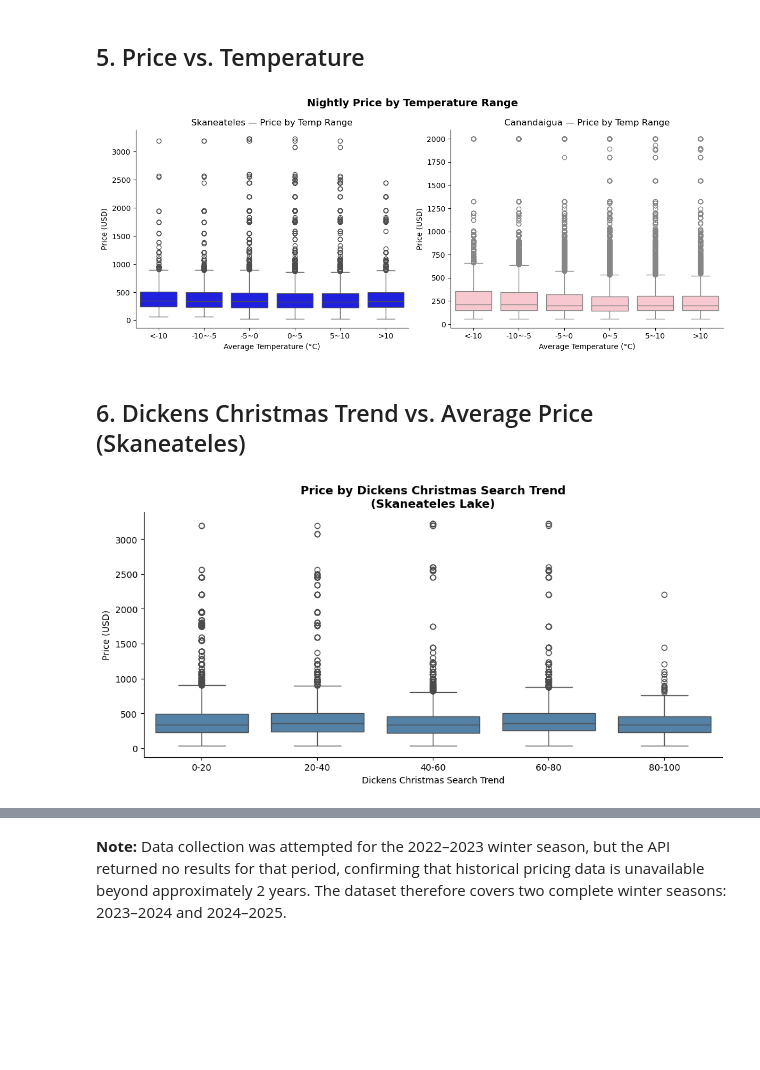
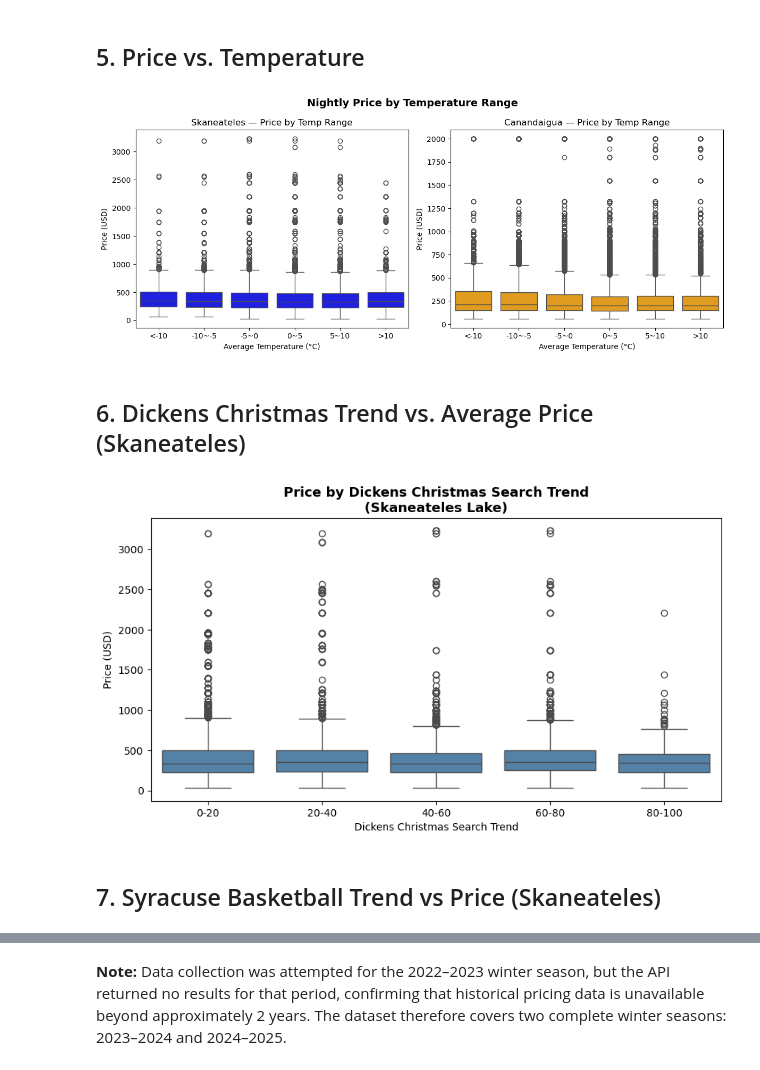
Before and after one commit to jiayuez103/dsci510_final_project, a Jupyter notebook: src/results.ipynb, the cells around one changed output, grey strips where cells are left out. Cells and saved outputs as stored; diff of their text form; code cells hidden in the pictures; blank space fills up the shorter version.

Commit message:
update main with two pipelines，README, results.ipynb, tests

```diff
--- a/src/results.ipynb
+++ b/src/results.ipynb
@@ -4,11 +4,16 @@
 
 This notebook presents the results of a Random Forest analysis examining what drives winter Airbnb pricing in two Finger Lakes regions over three winter seasons (2022–2025).
 # %%
+import sys
 import pandas as pd
 import matplotlib.pyplot as plt
 import matplotlib
 import numpy as np
 import seaborn as sns
+
+sys.path.append('../src')
+from config import DATA_DIR, RESULTS_DIR
+from analyze import get_feature_importance, normalize_prices, run_full_model
 
 matplotlib.rcParams['figure.figsize'] = (10, 6)
 matplotlib.rcParams['axes.spines.top'] = False
@@ -17,12 +22,12 @@ matplotlib.rcParams['savefig.transparent'] = False
 matplotlib.rcParams['figure.facecolor'] = 'white'
 matplotlib.rcParams['axes.facecolor'] = 'white'
 
-rf_sk = pd.read_csv('../results/rf_results_skaneateles.csv')
-rf_ca = pd.read_csv('../results/rf_results_canandaigua.csv')
-importance_sk = pd.read_csv('../results/full_model_importance_skaneateles.csv')
-importance_ca = pd.read_csv('../results/full_model_importance_canandaigua.csv')
-merged_sk = pd.read_csv('../data/merged_skaneateles.csv')
-merged_ca = pd.read_csv('../data/merged_canandaigua.csv')
+rf_sk = pd.read_csv(f'{RESULTS_DIR}/rf_results_skaneateles.csv')
+rf_ca = pd.read_csv(f'{RESULTS_DIR}/rf_results_canandaigua.csv')
+importance_sk = pd.read_csv(f'{RESULTS_DIR}/full_model_importance_skaneateles.csv')
+importance_ca = pd.read_csv(f'{RESULTS_DIR}/full_model_importance_canandaigua.csv')
+merged_sk = pd.read_csv(f'{DATA_DIR}/merged_skaneateles.csv')
+merged_ca = pd.read_csv(f'{DATA_DIR}/merged_canandaigua.csv')
 # %% [markdown]
 ## 1. Model Performance Summary
 # %%
@@ -46,25 +51,26 @@ Canandaigua Lake             203    0.436      0.473         13.65
 # %% [markdown]
 ## 2. R² Distribution — Single Listing Models
 # %%
+plt.style.use('default')
 fig, axes = plt.subplots(1, 2, figsize=(12, 5))
 
 axes[0].hist(rf_sk['r2'], bins=20, color='blue', edgecolor='white', alpha=0.8)
 axes[0].axvline(rf_sk['r2'].mean(), color='red', linestyle='--', label=f'Mean = {rf_sk["r2"].mean():.3f}')
-axes[0].axvline(rf_sk['r2'].median(), color='orange', linestyle='--', label=f'Median = {rf_sk["r2"].median():.3f}')
+axes[0].axvline(rf_sk['r2'].median(), color='green', linestyle='--', label=f'Median = {rf_sk["r2"].median():.3f}')
 axes[0].set_title('Skaneateles Lake — R² Distribution')
 axes[0].set_xlabel('R²')
 axes[0].set_ylabel('Number of Listings')
 axes[0].legend()
 
-axes[1].hist(rf_ca['r2'], bins=20, color='pink', edgecolor='white', alpha=0.8)
+axes[1].hist(rf_ca['r2'], bins=20, color='orange', edgecolor='white', alpha=0.8)
 axes[1].axvline(rf_ca['r2'].mean(), color='red', linestyle='--', label=f'Mean = {rf_ca["r2"].mean():.3f}')
-axes[1].axvline(rf_ca['r2'].median(), color='orange', linestyle='--', label=f'Median = {rf_ca["r2"].median():.3f}')
+axes[1].axvline(rf_ca['r2'].median(), color='green', linestyle='--', label=f'Median = {rf_ca["r2"].median():.3f}')
 axes[1].set_title('Canandaigua Lake — R² Distribution')
 axes[1].set_xlabel('R²')
 axes[1].set_ylabel('Number of Listings')
 axes[1].legend()
 
 plt.suptitle('Single Listing Random Forest R² Distribution', fontsize=14, fontweight='bold')
-plt.savefig('../results/r2_distribution.png', dpi=150, bbox_inches='tight')
+plt.savefig(f'{RESULTS_DIR}/r2_distribution.png', dpi=150, bbox_inches='tight')
 plt.show()
 # %% [output]
@@ -131,44 +136,44 @@ fig, axes = plt.subplots(1, 2, figsize=(12, 5))
 
 for df, ax, color, title in [
     (merged_sk, axes[0], 'blue', 'Skaneateles'),
-    (merged_ca, axes[1], 'pink',     'Canandaigua')
+    (merged_ca, axes[1], 'orange', 'Canandaigua')
 ]:
     df = df.copy()
     df['temp_bin'] = pd.cut(df['tavg'],
                             bins=[-20, -10, -5, 0, 5, 10, 20],
                             labels=['<-10', '-10~-5', '-5~0', '0~5', '5~10', '>10'])
-    sns.boxplot(data=df, x='temp_bin', y='price_usd',
-                color=color, ax=ax)
+    sns.boxplot(data=df, x='temp_bin', y='price_usd', color=color, ax=ax)
     ax.set_title(f'{title} — Price by Temp Range')
     ax.set_xlabel('Average Temperature (°C)')
     ax.set_ylabel('Price (USD)')
 
 plt.suptitle('Nightly Price by Temperature Range', fontsize=14, fontweight='bold')
 plt.tight_layout()
-plt.savefig('../results/price_vs_temperature.png', dpi=150, bbox_inches='tight', transparent=True)
+plt.savefig(f'{RESULTS_DIR}/price_vs_temperature.png', dpi=150, bbox_inches='tight')
 plt.show()
 # %% [output]
-[figure, old version]
+[figure, new version]
 # %% [markdown]
 ## 6. Dickens Christmas Trend vs. Average Price (Skaneateles)
 # %%
 fig, ax = plt.subplots(figsize=(10, 5))
 
 merged_sk2 = merged_sk.copy()
 merged_sk2['trend_bin'] = pd.cut(merged_sk2['trend_dickens_christmas'],
                                   bins=[0, 20, 40, 60, 80, 100],
                                   labels=['0-20', '20-40', '40-60', '60-80', '80-100'],
                                   include_lowest=True)
 
 sns.boxplot(data=merged_sk2, x='trend_bin', y='price_usd', color='steelblue', ax=ax)
 ax.set_xlabel('Dickens Christmas Search Trend')
 ax.set_ylabel('Price (USD)')
 ax.set_title('Price by Dickens Christmas Search Trend\n(Skaneateles Lake)',
              fontsize=13, fontweight='bold')
 
-plt.tight_layout()
-plt.savefig('../results/dickens_vs_price.png', dpi=150, bbox_inches='tight', transparent=True)
+plt.savefig(f'{RESULTS_DIR}/dickens_vs_price.png', dpi=150, bbox_inches='tight')
 plt.show()
 # %% [output]
-[figure, old version]
+[figure, new version]
+# %% [markdown]
+## 7. Syracuse Basketball Trend vs Price (Skaneateles)
 # %%
```
Also changed, not shown: parts of 7 cells of this notebook, 14 other files.
